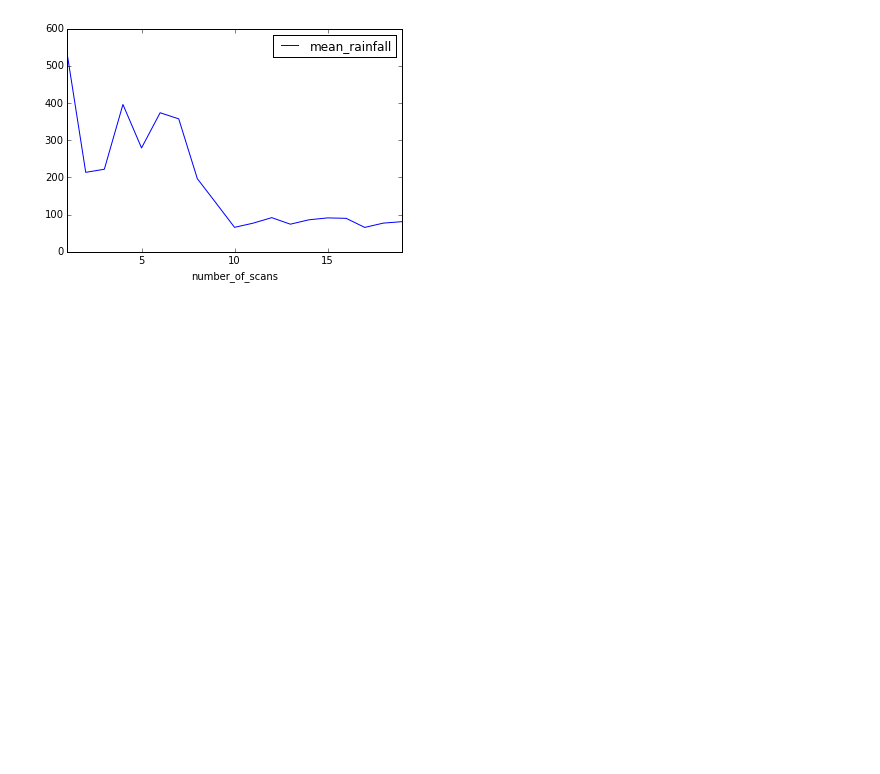
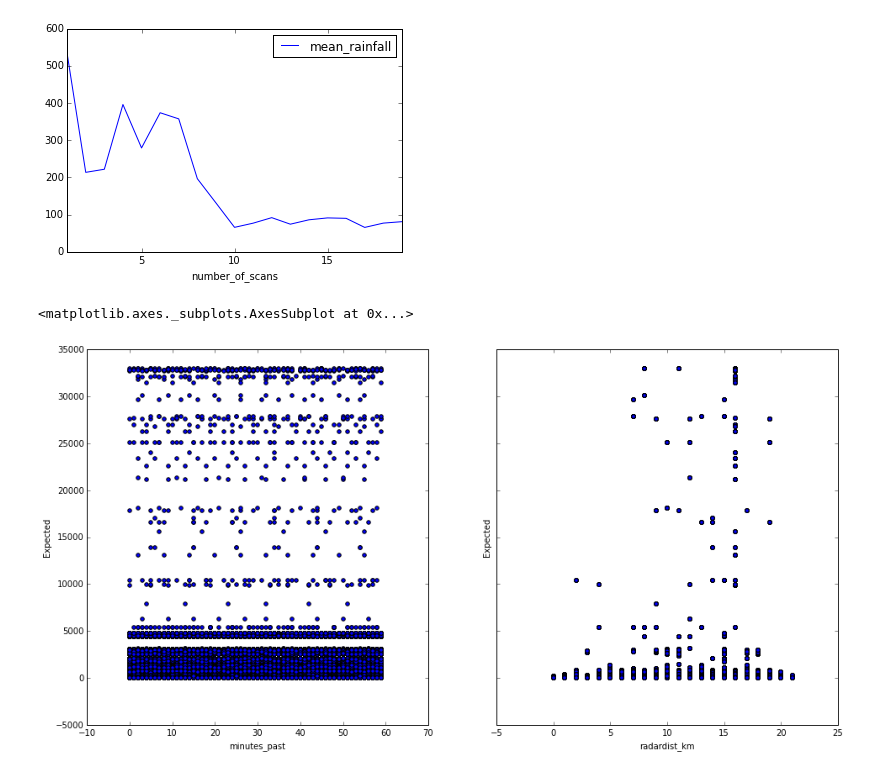
Before and after one commit to saketkc/launchpad, a Jupyter notebook: Data Stats.ipynb, the cells around one changed output. Cells and saved outputs as stored; diff of their text form; code cells hidden in the pictures; blank space fills up the shorter version.

Commit message:
scatter plots

```diff
--- a/Data Stats.ipynb
+++ b/Data Stats.ipynb
@@ -94,3 +94,11 @@ meanRainNumberOfScans.plot(x='number_of_scans', y='mean_rainfall')
 # %% [output]
 <matplotlib.axes._subplots.AxesSubplot at 0x...>
 [figure]
+# %%
+# visualize the relationship between the features and the response using scatterplots
+fig, axs = plt.subplots(1, 2, sharey=True)
+data.plot(kind='scatter', x='minutes_past', y='Expected', ax=axs[0], figsize=(16, 8))
+data.plot(kind='scatter', x='radardist_km', y='Expected', ax=axs[1])
+# %% [output]
+<matplotlib.axes._subplots.AxesSubplot at 0x...>
+[figure, added]
```
Also changed, not shown: parts of 3 cells of this notebook.
